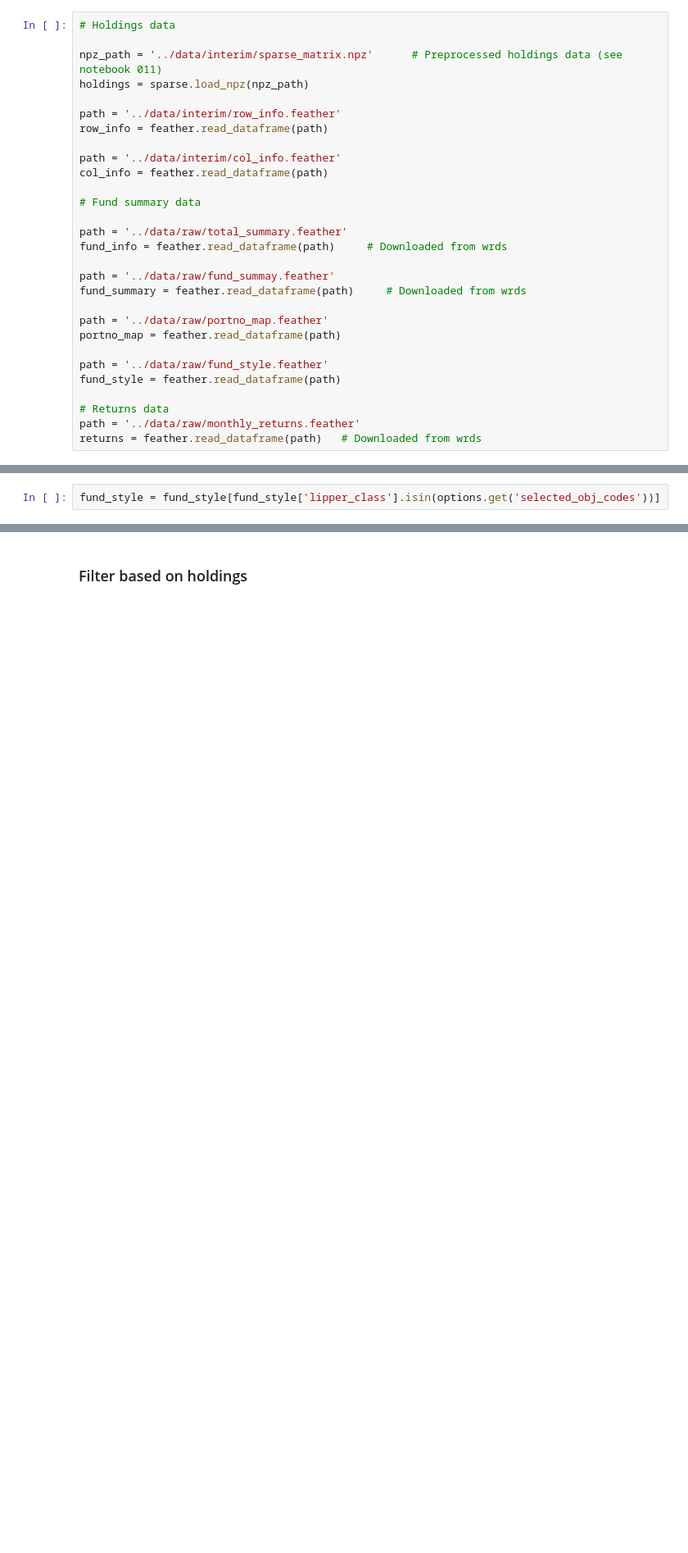
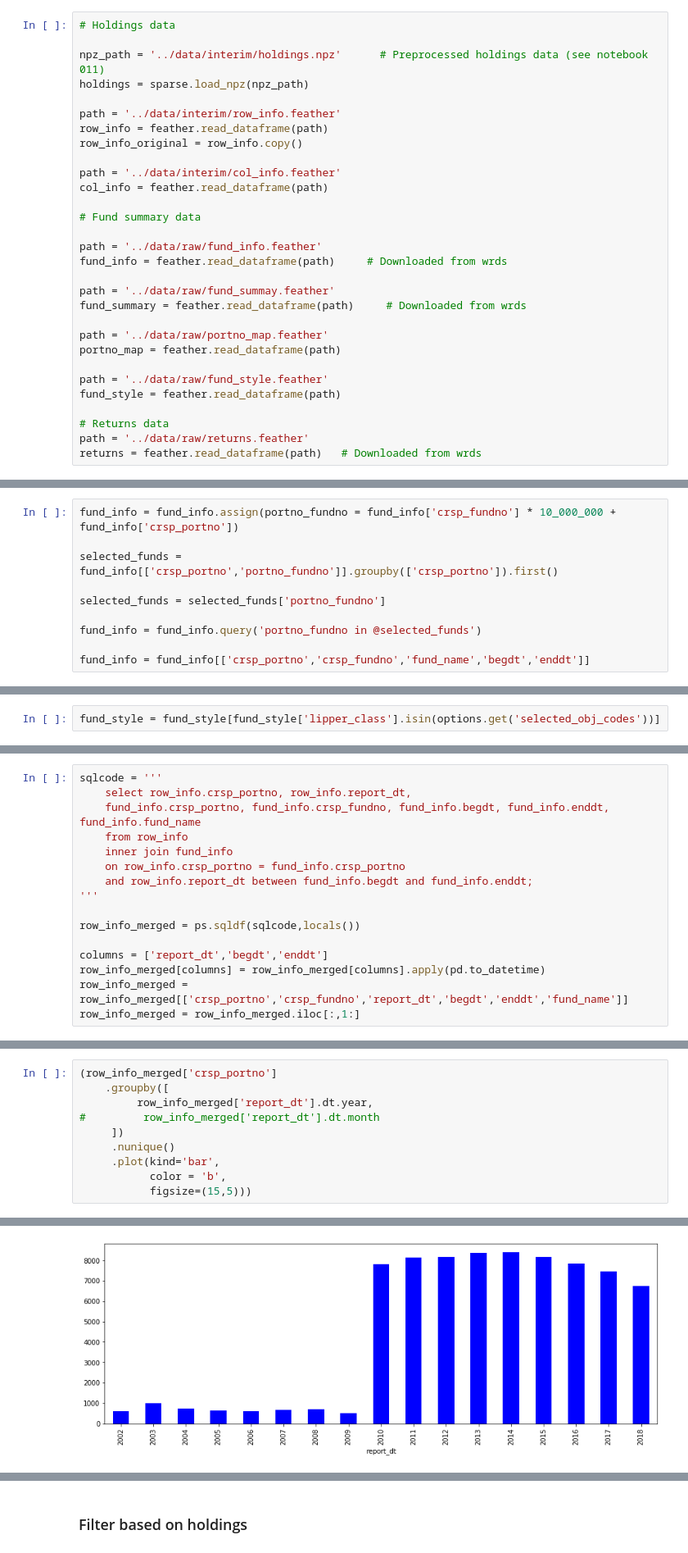
Before and after one commit to Amglex/Mutual-Funds, a Jupyter notebook: notebooks/012 - Data - Cleaning.ipynb, the cells around one changed output, grey strips where cells are left out. Shown at 82% size. Saved outputs shown, nothing was run; the diff lists cells and outputs as text; blank space fills up the shorter version.

```diff
--- a/notebooks/012 - Data - Cleaning.ipynb
+++ b/notebooks/012 - Data - Cleaning.ipynb
@@ -50,18 +53,19 @@ options = {
 # %%
 # Holdings data
 
-npz_path = '../data/interim/sparse_matrix.npz'      # Preprocessed holdings data (see notebook 011)
+npz_path = '../data/interim/holdings.npz'      # Preprocessed holdings data (see notebook 011)
 holdings = sparse.load_npz(npz_path)
 
 path = '../data/interim/row_info.feather'
 row_info = feather.read_dataframe(path)
+row_info_original = row_info.copy()
 
 path = '../data/interim/col_info.feather'
 col_info = feather.read_dataframe(path)
 
 # Fund summary data
 
-path = '../data/raw/total_summary.feather'
+path = '../data/raw/fund_info.feather'
 fund_info = feather.read_dataframe(path)     # Downloaded from wrds
 
 path = '../data/raw/fund_summay.feather'
@@ -74,7 +78,7 @@ path = '../data/raw/fund_style.feather'
 fund_style = feather.read_dataframe(path)
 
 # Returns data
-path = '../data/raw/monthly_returns.feather'
+path = '../data/raw/returns.feather'
 returns = feather.read_dataframe(path)   # Downloaded from wrds
 # %% [markdown]
 ## Fix all data types
@@ -190,3 +196,13 @@ fund_summary_merged = fund_summary_merged.query(
 ### Filter based on fund info
 # %%
 fund_info = fund_info.query('''index_fund_flag == 'MF' and et_flag == 'MF' ''')
+# %%
+fund_info = fund_info.assign(portno_fundno = fund_info['crsp_fundno'] * 10_000_000 + fund_info['crsp_portno'])
+
+selected_funds = fund_info[['crsp_portno','portno_fundno']].groupby(['crsp_portno']).first()
+
+selected_funds = selected_funds['portno_fundno']
+
+fund_info = fund_info.query('portno_fundno in @selected_funds')
+
+fund_info = fund_info[['crsp_portno','crsp_fundno','fund_name','begdt','enddt']]
@@ -196,0 +282,16 @@ fund_style = fund_style[fund_style['lipper_class'].isin(options.get('selected_ob
+# %%
+sqlcode = '''
+    select row_info.crsp_portno, row_info.report_dt,
+    fund_info.crsp_portno, fund_info.crsp_fundno, fund_info.begdt, fund_info.enddt, fund_info.fund_name
+    from row_info
+    inner join fund_info
+    on row_info.crsp_portno = fund_info.crsp_portno
+    and row_info.report_dt between fund_info.begdt and fund_info.enddt;
+'''
+
+row_info_merged = ps.sqldf(sqlcode,locals())
+
+columns = ['report_dt','begdt','enddt']
+row_info_merged[columns] = row_info_merged[columns].apply(pd.to_datetime)
+row_info_merged = row_info_merged[['crsp_portno','crsp_fundno','report_dt','begdt','enddt','fund_name']]
+row_info_merged = row_info_merged.iloc[:,1:]
@@ -196,0 +302,11 @@ fund_style = fund_style[fund_style['lipper_class'].isin(options.get('selected_ob
+# %%
+(row_info_merged['crsp_portno']
+    .groupby([
+         row_info_merged['report_dt'].dt.year,
+#         row_info_merged['report_dt'].dt.month
+     ])
+     .nunique()
+     .plot(kind='bar',
+           color = 'b',
+           figsize=(15,5)))
+# %% [output]
@@ -196,0 +314 @@ fund_style = fund_style[fund_style['lipper_class'].isin(options.get('selected_ob
+[figure, added]
```
Also changed, not shown: parts of 135 cells of this notebook, 3 other files.
